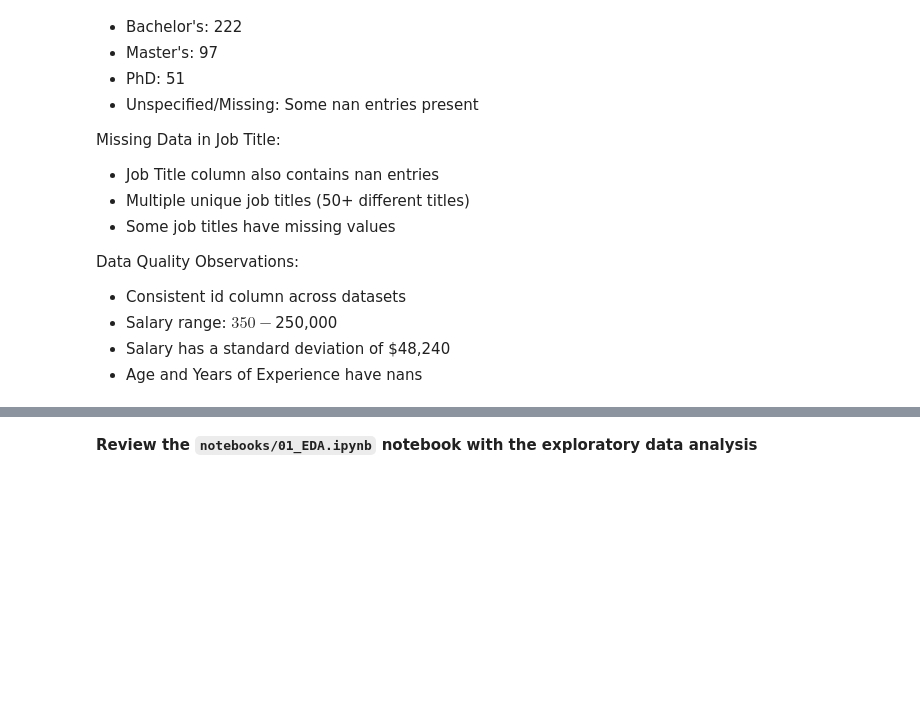
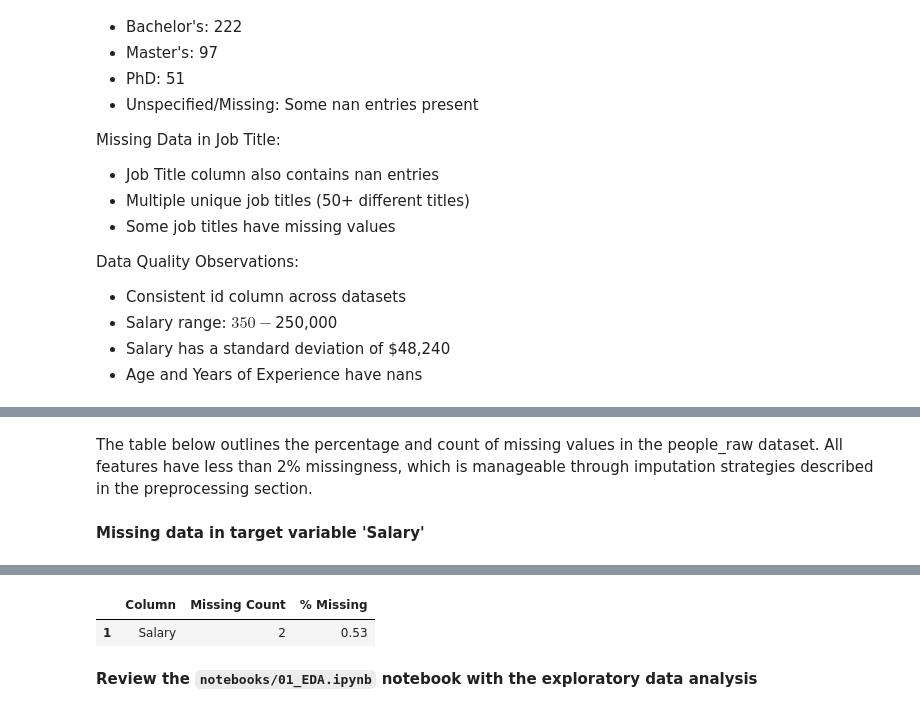
Before and after one commit to cristianrohr/challenge-prediction-salary, a Jupyter notebook: salary-prediction/notebooks/02_Report.ipynb, the cells around one changed output, grey strips where cells are left out. Cells and saved outputs as stored; diff of their text form; code cells hidden in the pictures; blank space fills up the shorter version.

```diff
--- a/salary-prediction/notebooks/02_Report.ipynb
+++ b/salary-prediction/notebooks/02_Report.ipynb
@@ -252,0 +267,20 @@ Data Quality Observations:
+# %% [markdown]
+The table below outlines the percentage and count of missing values in the people_raw dataset. All features have less than 2% missingness, which is manageable through imputation strategies described in the preprocessing section.
+# %% [markdown]
+**Missing data in target variable 'Salary'**
+# %%
+# Load dataset
+df_salary = catalog.load("salary_raw")
+
+# Create a summary DataFrame for missing values
+missing_summary = (
+    df_salary.isnull()
+    .sum()
+    .reset_index()
+    .rename(columns={'index': 'Column', 0: 'Missing Count'})
+)
+missing_summary['% Missing'] = (missing_summary['Missing Count'] / len(df_people) * 100).round(2)
+missing_summary = missing_summary[missing_summary['Missing Count'] > 0]  # Only show columns with missing values
+
+missing_summary
+# %% [output]
@@ -253,3 +289,5 @@ Data Quality Observations:
+|  | Column | Missing Count | % Missing |
+| 1 | Salary | 2 | 0.53 |
 # %% [markdown]
 **Review the `notebooks/01_EDA.ipynb` notebook with the exploratory data analysis**
 # %% [markdown]
```
Also changed, not shown: parts of 15 cells of this notebook, 1 other file.
